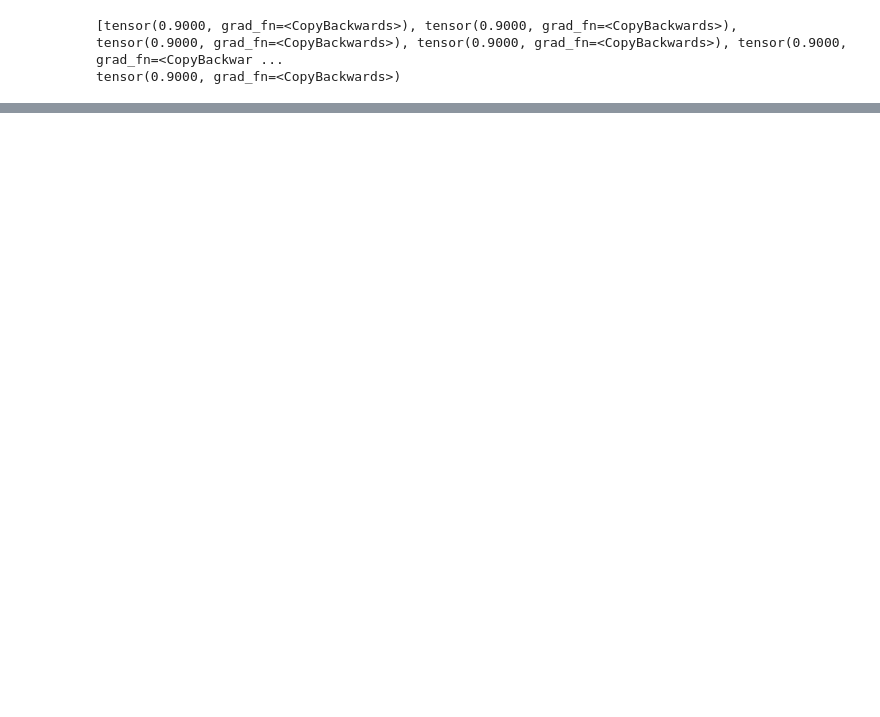
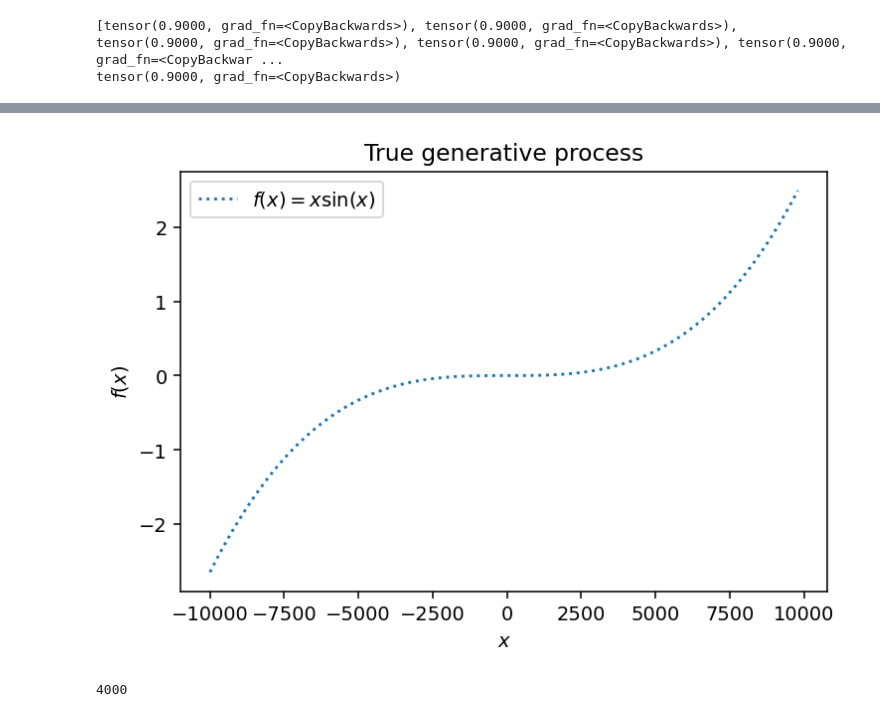
Before and after one commit to adityagoel4512/Spectral-normalized-Neural-Gaussian-Process-PyTorch, a Jupyter notebook: sngp.ipynb, the cells around one changed output, grey strips where cells are left out. Saved outputs shown, nothing was run; the diff lists cells and outputs as text; code cells hidden in the pictures; blank space fills up the shorter version.

```diff
--- a/sngp.ipynb
+++ b/sngp.ipynb
@@ -426,0 +437,12 @@ tensor(0.9000, grad_fn=<CopyBackwards>)
+# %%
+X = np.linspace(start=-10000, stop=10000, num=100000).reshape(-1, 1)
+y = np.squeeze(X**3 + X - np.log(X**2))
+y = (y - np.mean(y)) / np.std(y)
+# %%
+plt.plot(X[::1000], y[::1000], label=r"$f(x) = x \sin(x)$", linestyle="dotted")
+plt.legend()
+plt.xlabel("$x$")
+plt.ylabel("$f(x)$")
+_ = plt.title("True generative process")
+# %% [output]
+[figure, added]
@@ -426,0 +455,5 @@ tensor(0.9000, grad_fn=<CopyBackwards>)
+# %%
+train_dataset = TrainDataset(X_train, np.expand_dims(y_train_noisy, axis=1), torch.FloatTensor, torch.FloatTensor)
+len(train_dataset)
+# %% [output]
+4000
```
Also changed, not shown: parts of 16 cells of this notebook.
